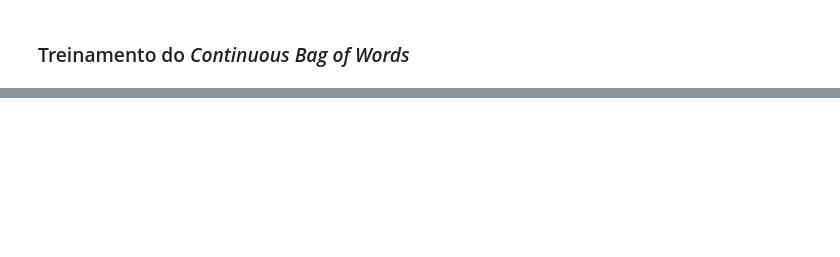
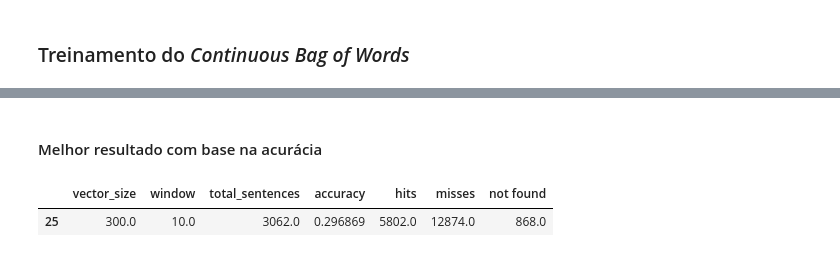
Before and after one commit to uni-assignments/Word2Vec, a Jupyter notebook: Word2Vec.ipynb, the cells around one changed output, grey strips where cells are left out. Drawn from its saved outputs; the diff is of its cells as text; code cells hidden in the pictures; blank space fills up the shorter version.

```diff
--- a/Word2Vec.ipynb
+++ b/Word2Vec.ipynb
@@ -157,0 +349,9 @@ for combinations in params:
+# %%
+analogies = get_analogies('./data/', 'questions-words.txt')
+file_name = "./analogy_accuracy/cbow_accuracy.csv"
+
+if os.path.isfile(file_name):
+    cbow_results = pd.read_csv(file_name)
+else:
+    cbow_results = validate_model("cbow")
+print(cbow_results)
@@ -157,0 +470,7 @@ for combinations in params:
+# %% [markdown]
+#### Melhor resultado com base na acurácia
+# %%
+cbow_results.loc[cbow_results['accuracy'] == cbow_results.accuracy.max()]
+# %% [output]
+|  | vector_size | window | total_sentences | accuracy | hits | misses | not found |
+| 25 | 300.0 | 10.0 | 3062.0 | 0.296869 | 5802.0 | 12874.0 | 868.0 |
```
Also changed, not shown: parts of 50 cells of this notebook, 2 other files.
